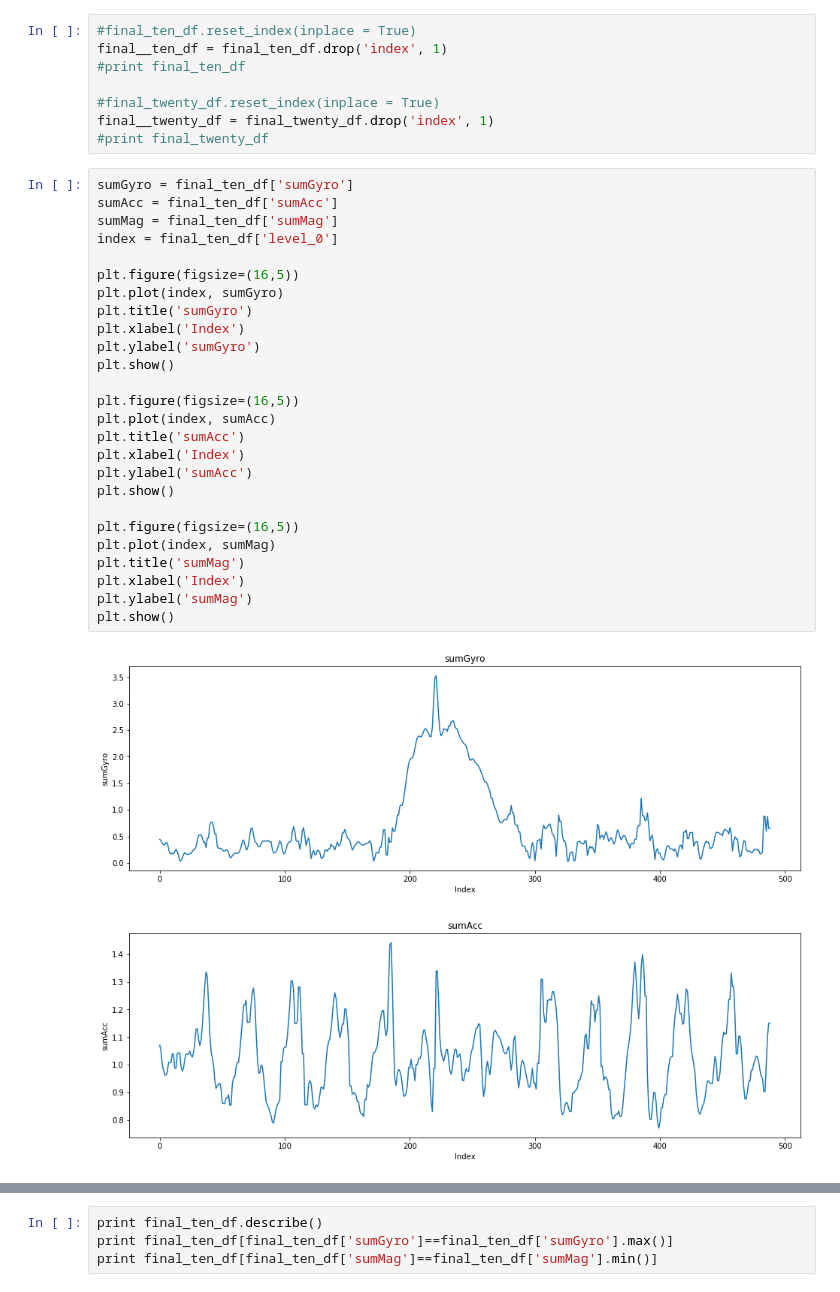
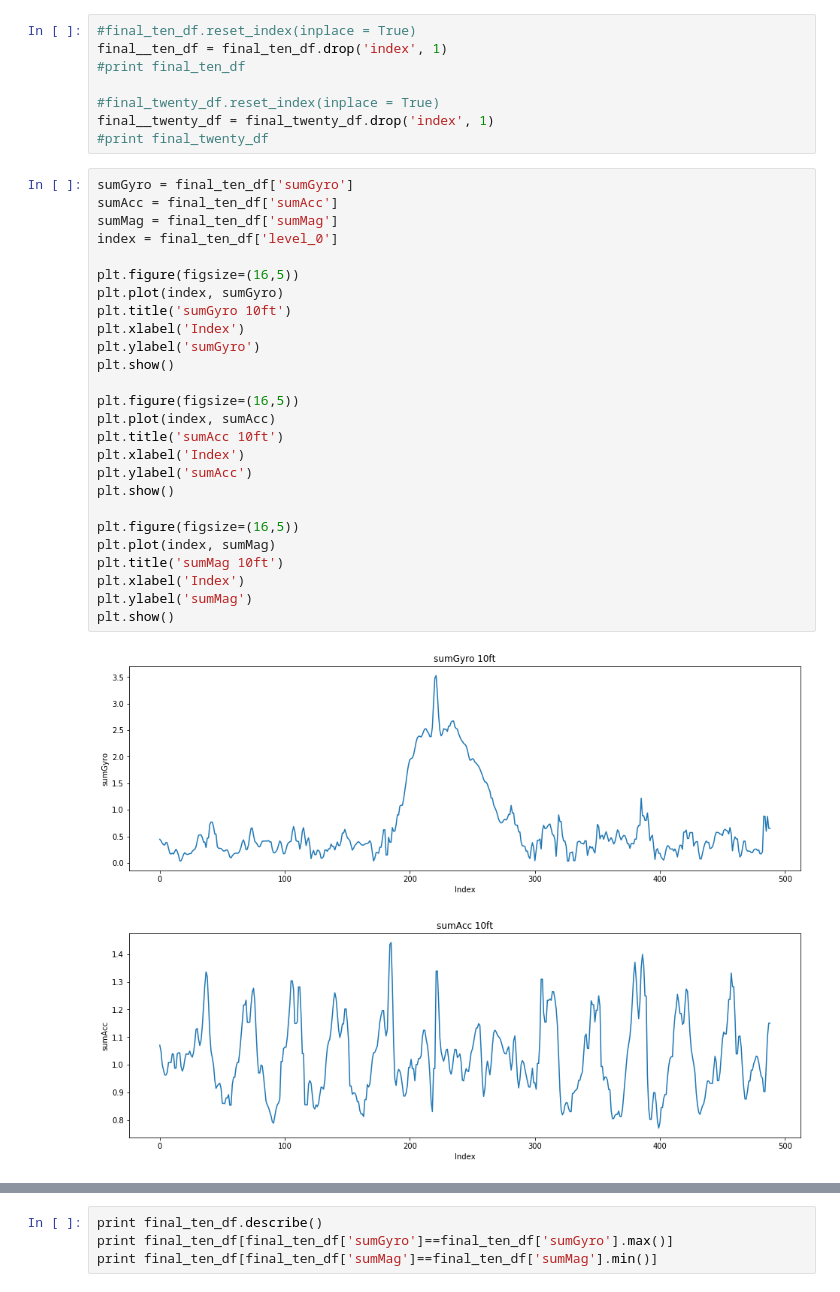
Before and after one commit to vo-senior-design-fall2018/iphone-error, a Jupyter notebook: Position_Vectors_Pandas.ipynb, the cells around one changed output, grey strips where cells are left out. Drawn from its saved outputs; the diff is of its cells as text.

Commit message:
updated graphs

```diff
--- a/Position_Vectors_Pandas.ipynb
+++ b/Position_Vectors_Pandas.ipynb
@@ -93,29 +93,29 @@ final__twenty_df = final_twenty_df.drop('index', 1)
 # %%
 sumGyro = final_ten_df['sumGyro']
 sumAcc = final_ten_df['sumAcc']
 sumMag = final_ten_df['sumMag']
 index = final_ten_df['level_0']
 
 plt.figure(figsize=(16,5))
 plt.plot(index, sumGyro)
-plt.title('sumGyro')
+plt.title('sumGyro 10ft')
 plt.xlabel('Index')
 plt.ylabel('sumGyro')
 plt.show()
 
 plt.figure(figsize=(16,5))
 plt.plot(index, sumAcc)
-plt.title('sumAcc')
+plt.title('sumAcc 10ft')
 plt.xlabel('Index')
 plt.ylabel('sumAcc')
 plt.show()
 
 plt.figure(figsize=(16,5))
 plt.plot(index, sumMag)
-plt.title('sumMag')
+plt.title('sumMag 10ft')
 plt.xlabel('Index')
 plt.ylabel('sumMag')
 plt.show()
 # %% [output]
-[figure, old version]
+[figure, new version]
-[figure, old version]
+[figure, new version]
```
Also changed, not shown: parts of 3 cells of this notebook.
